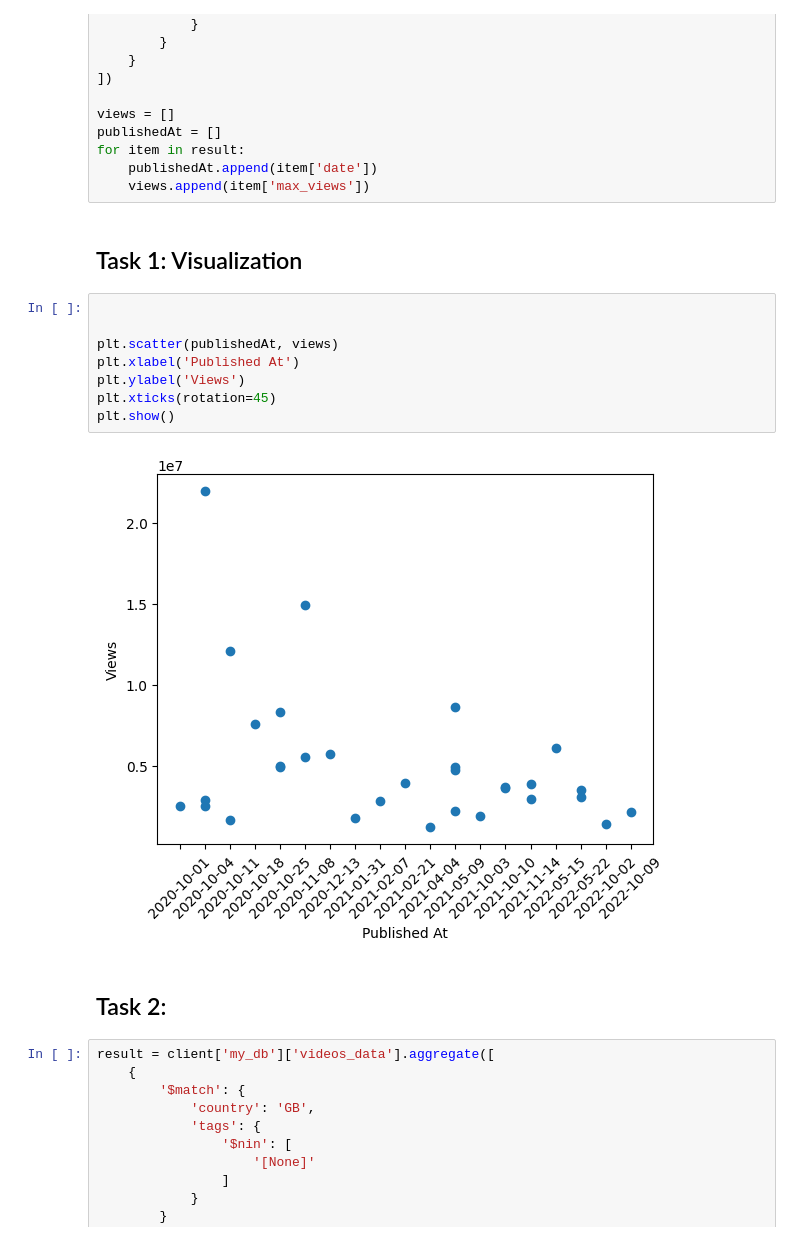
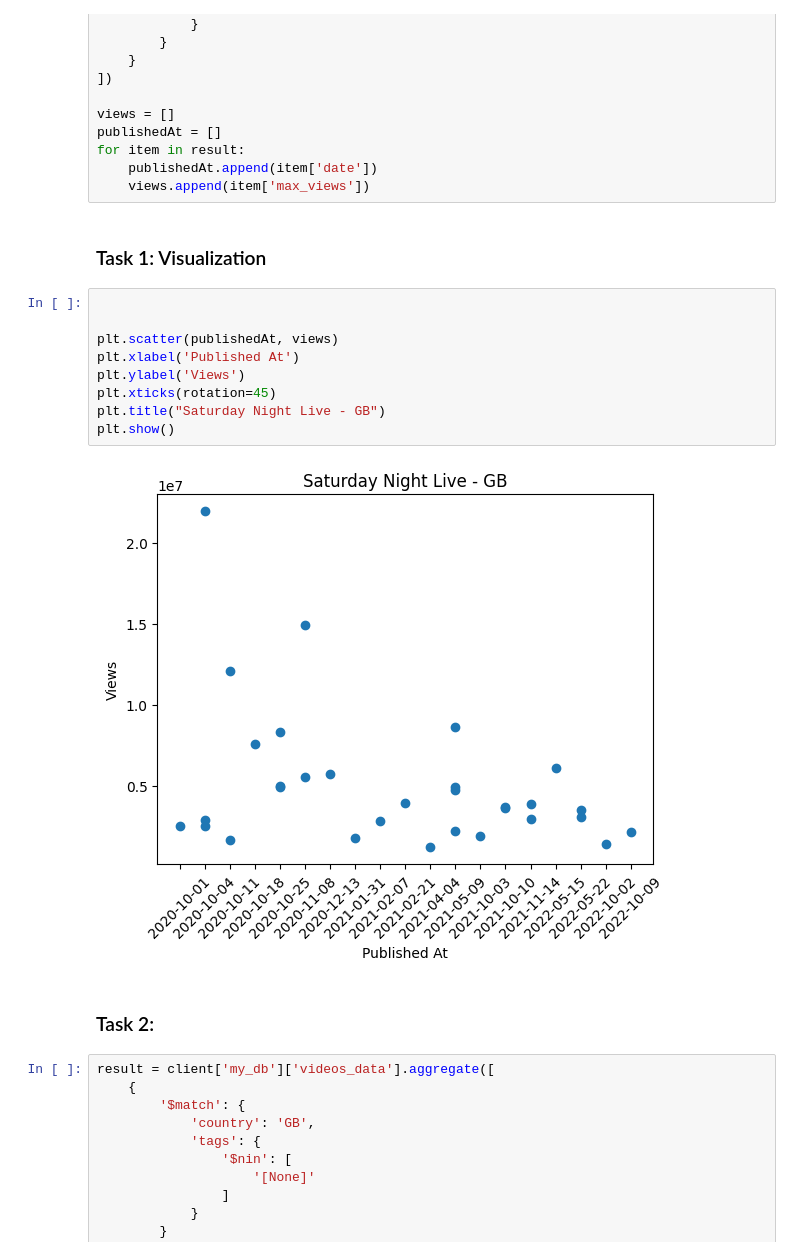
Before and after one commit to AlexandrosMaragkakis/Youtube_data_analysis, a Jupyter notebook: BigDataManagement - Project #2.ipynb, the cells around one changed output. Drawn from its saved outputs; the diff is of its cells as text.

```diff
--- a/BigDataManagement - Project #2.ipynb
+++ b/BigDataManagement - Project #2.ipynb
@@ -114,19 +114,20 @@ for item in result:
     publishedAt.append(item['date'])
     views.append(item['max_views'])
 # %% [markdown]
-## Task 1: Visualization
+### Task 1: Visualization
 # %%
 
 
 plt.scatter(publishedAt, views)
 plt.xlabel('Published At')
 plt.ylabel('Views')
 plt.xticks(rotation=45)
+plt.title("Saturday Night Live - GB")
 plt.show()
 # %% [output]
-[figure, old version]
+[figure, new version]
 # %% [markdown]
-## Task 2:
+### Task 2:
 # %%
 result = client['my_db']['videos_data'].aggregate([
     {
```
Also changed, not shown: parts of 9 cells of this notebook, 2 other files.
